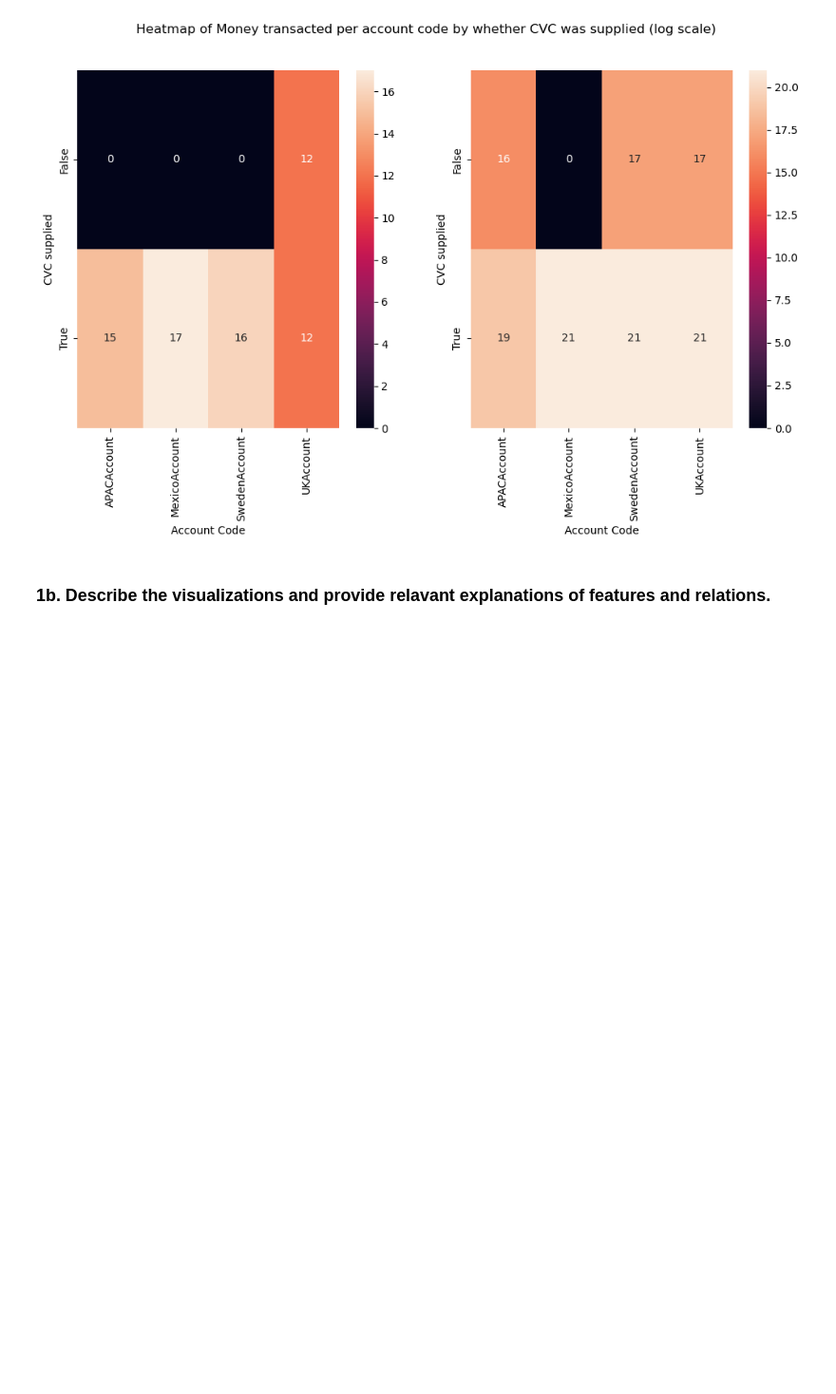
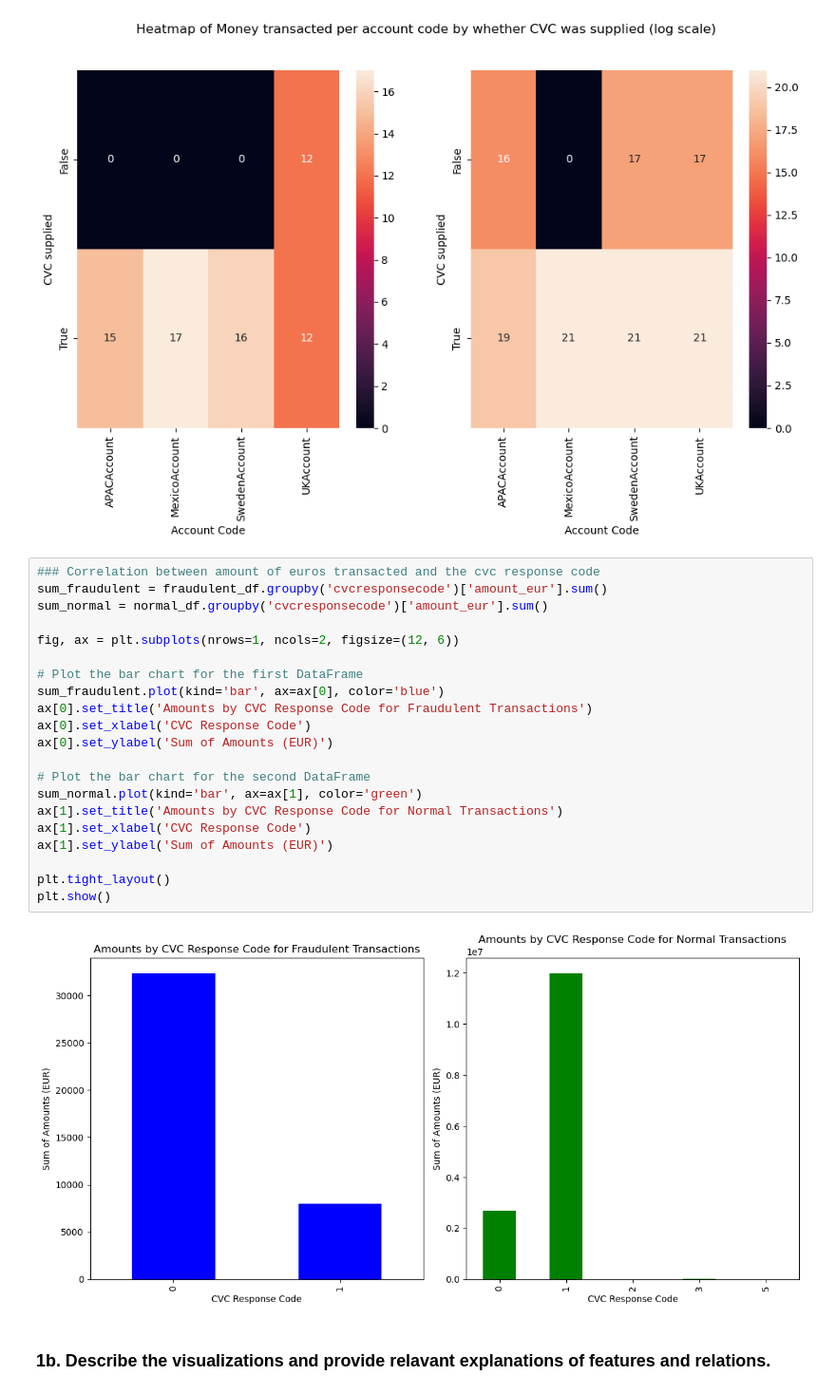
Before and after one commit to amar-mesic/cyber-data, a Jupyter notebook: lab-1/Lab1.ipynb, the cells around one changed output. Shown at 95% size. Cells and saved outputs as stored; diff of their text form; blank space fills up the shorter version.

```diff
--- a/lab-1/Lab1.ipynb
+++ b/lab-1/Lab1.ipynb
@@ -299,5 +282,28 @@ plt.show()
 # %% [output]
 [figure]
 [figure]
+# %%
+### Correlation between amount of euros transacted and the cvc response code
+sum_fraudulent = fraudulent_df.groupby('cvcresponsecode')['amount_eur'].sum()
+sum_normal = normal_df.groupby('cvcresponsecode')['amount_eur'].sum()
+
+fig, ax = plt.subplots(nrows=1, ncols=2, figsize=(12, 6))
+
+# Plot the bar chart for the first DataFrame
+sum_fraudulent.plot(kind='bar', ax=ax[0], color='blue')
+ax[0].set_title('Amounts by CVC Response Code for Fraudulent Transactions')
+ax[0].set_xlabel('CVC Response Code')
+ax[0].set_ylabel('Sum of Amounts (EUR)')
+
+# Plot the bar chart for the second DataFrame
+sum_normal.plot(kind='bar', ax=ax[1], color='green')
+ax[1].set_title('Amounts by CVC Response Code for Normal Transactions')
+ax[1].set_xlabel('CVC Response Code')
+ax[1].set_ylabel('Sum of Amounts (EUR)')
+
+plt.tight_layout()
+plt.show()
+# %% [output]
+[figure, added]
 # %% [markdown]
 ### 1b. Describe the visualizations and provide relavant explanations of features and relations.
```
Also changed, not shown: parts of 4 cells of this notebook.
